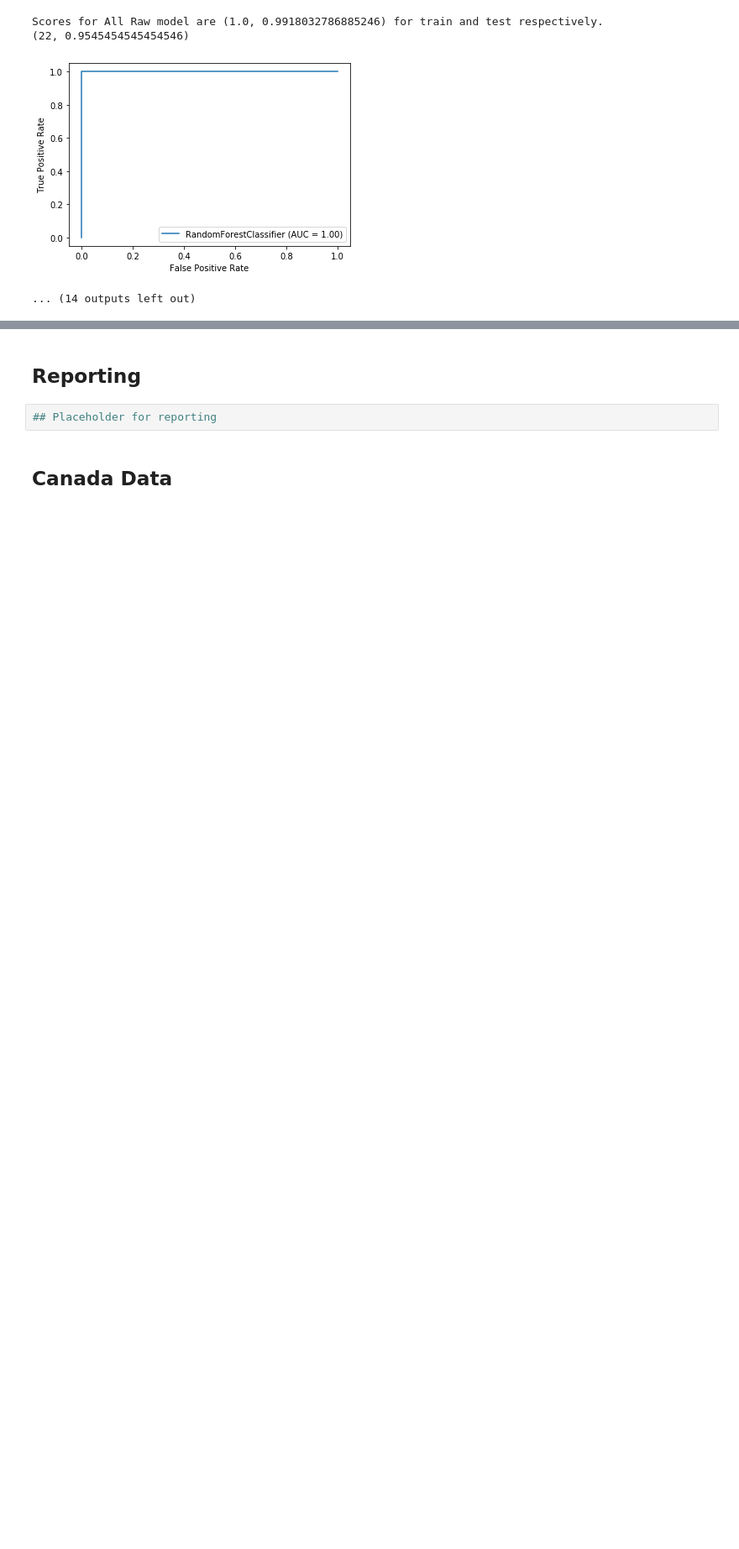
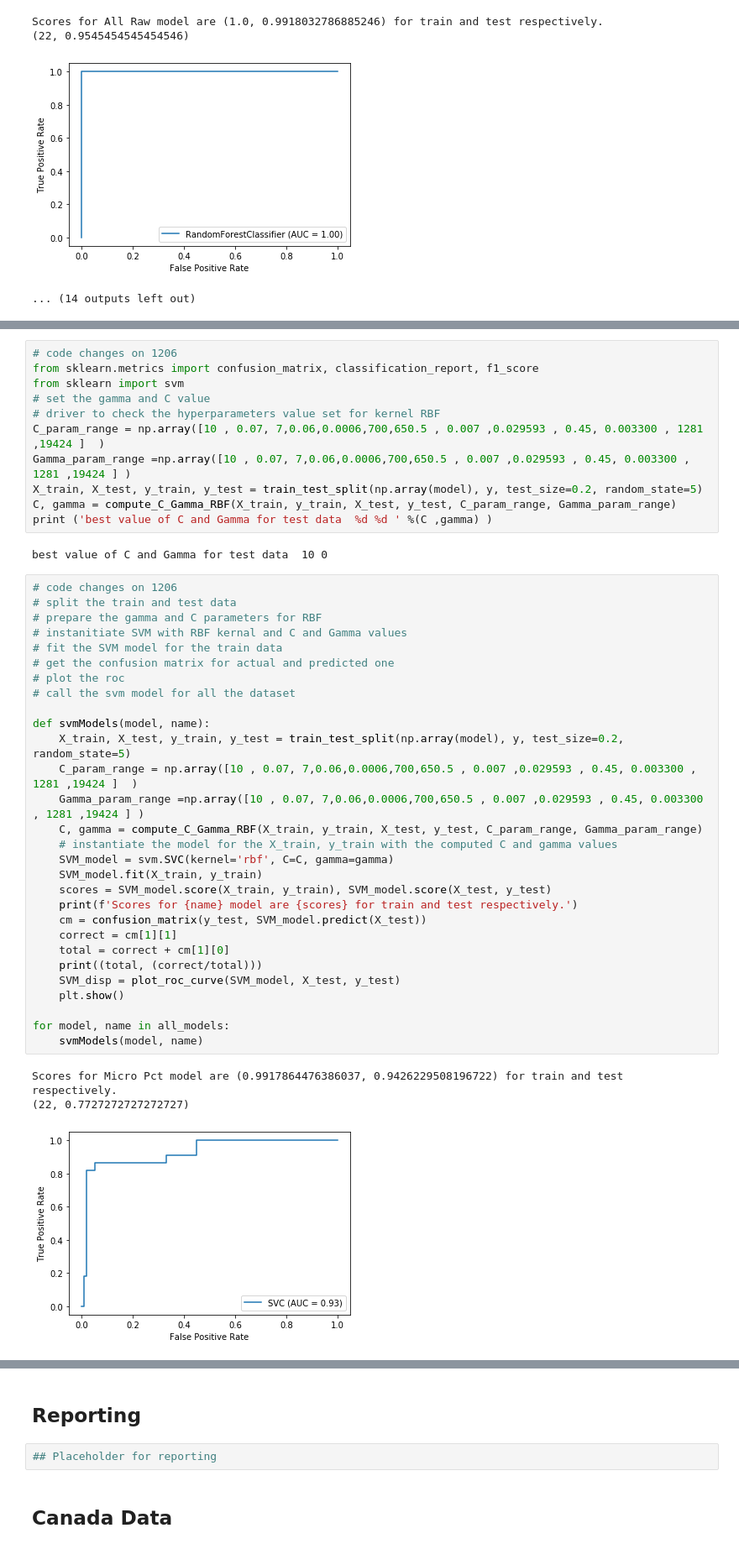
Before and after one commit to AvaneeshKolluri/MacroPredictionsProject, a Jupyter notebook: Project 2.ipynb, the cells around one changed output, grey strips where cells are left out. Shown at 84% size. Saved outputs shown, nothing was run; the diff lists cells and outputs as text; blank space fills up the shorter version.

Commit message:
Merged the SVM models as well as computed Canada as a target

```diff
--- a/Project 2.ipynb
+++ b/Project 2.ipynb
@@ -976,0 +1021,46 @@ Scores for All Raw model are (1.0, 0.9918032786885246) for train and test respec
+# %%
+# code changes on 1206
+from sklearn.metrics import confusion_matrix, classification_report, f1_score
+from sklearn import svm
+# set the gamma and C value
+# driver to check the hyperparameters value set for kernel RBF
+C_param_range = np.array([10 , 0.07, 7,0.06,0.0006,700,650.5 , 0.007 ,0.029593 , 0.45, 0.003300 , 1281 ,19424 ]  )
+Gamma_param_range =np.array([10 , 0.07, 7,0.06,0.0006,700,650.5 , 0.007 ,0.029593 , 0.45, 0.003300 , 1281 ,19424 ] )
+X_train, X_test, y_train, y_test = train_test_split(np.array(model), y, test_size=0.2, random_state=5)
+C, gamma = compute_C_Gamma_RBF(X_train, y_train, X_test, y_test, C_param_range, Gamma_param_range)
+print ('best value of C and Gamma for test data  %d %d ' %(C ,gamma) )
+# %% [output]
+best value of C and Gamma for test data  10 0
+# %%
+# code changes on 1206
+# split the train and test data
+# prepare the gamma and C parameters for RBF
+# instanitiate SVM with RBF kernal and C and Gamma values
+# fit the SVM model for the train data
+# get the confusion matrix for actual and predicted one
+# plot the roc
+# call the svm model for all the dataset
+
+def svmModels(model, name):
+    X_train, X_test, y_train, y_test = train_test_split(np.array(model), y, test_size=0.2, random_state=5)
+    C_param_range = np.array([10 , 0.07, 7,0.06,0.0006,700,650.5 , 0.007 ,0.029593 , 0.45, 0.003300 , 1281 ,19424 ]  )
+    Gamma_param_range =np.array([10 , 0.07, 7,0.06,0.0006,700,650.5 , 0.007 ,0.029593 , 0.45, 0.003300 , 1281 ,19424 ] )
+    C, gamma = compute_C_Gamma_RBF(X_train, y_train, X_test, y_test, C_param_range, Gamma_param_range)
+    # instantiate the model for the X_train, y_train with the computed C and gamma values
+    SVM_model = svm.SVC(kernel='rbf', C=C, gamma=gamma)
+    SVM_model.fit(X_train, y_train)
+    scores = SVM_model.score(X_train, y_train), SVM_model.score(X_test, y_test)
+    print(f'Scores for {name} model are {scores} for train and test respectively.')
+    cm = confusion_matrix(y_test, SVM_model.predict(X_test))
+    correct = cm[1][1]
+    total = correct + cm[1][0]
+    print((total, (correct/total)))
+    SVM_disp = plot_roc_curve(SVM_model, X_test, y_test)
+    plt.show()
+
+for model, name in all_models:
+    svmModels(model, name)
+# %% [output]
+Scores for Micro Pct model are (0.9917864476386037, 0.9426229508196722) for train and test respectively.
+(22, 0.7727272727272727)
+[figure, added]
```
Also changed, not shown: parts of 9 cells of this notebook.
